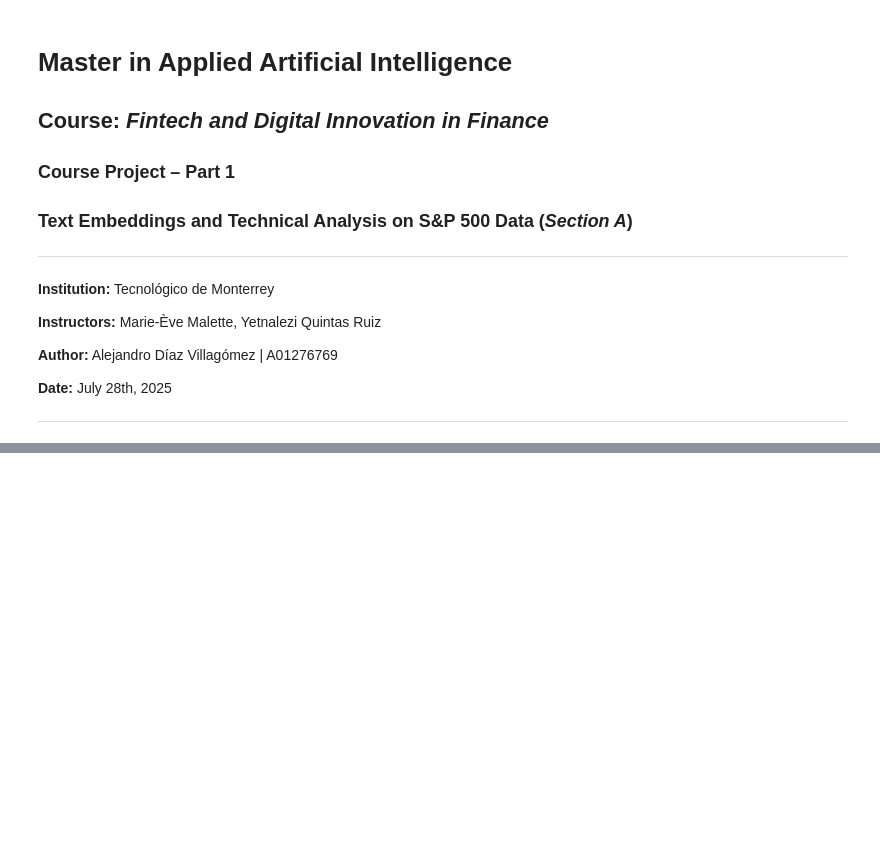
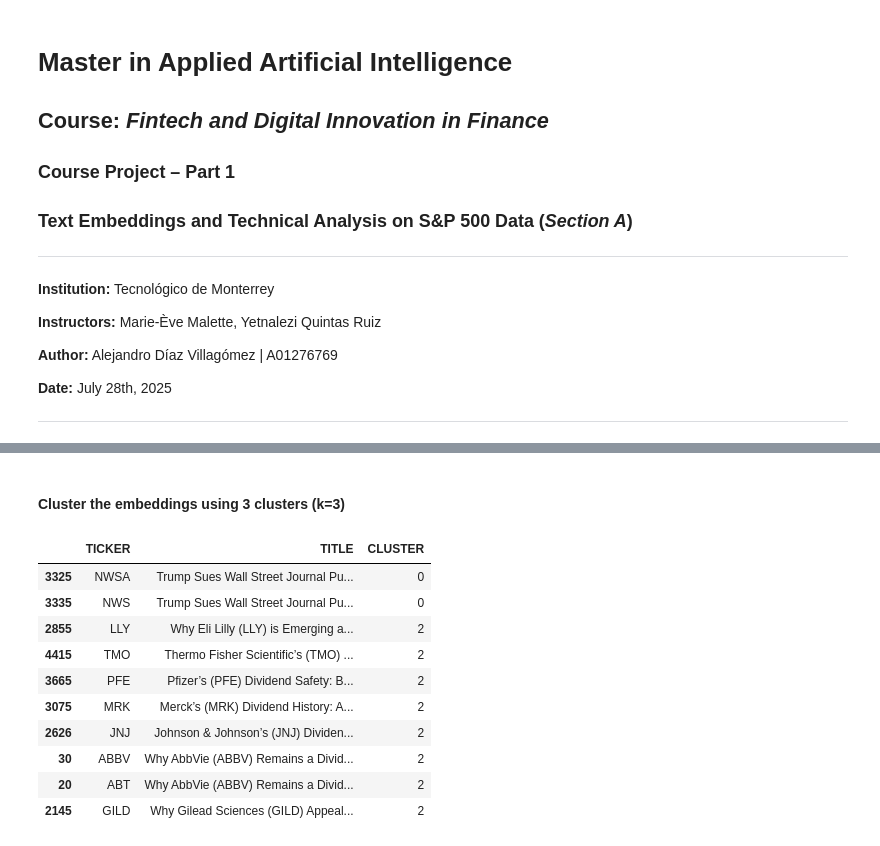
Before and after one commit to AlejandroDiaz10/Fintech, a Jupyter notebook: Module 1/news_embeddings_sp500_DíazA01276769.ipynb, the cells around one changed output, grey strips where cells are left out. Cells and saved outputs as stored; diff of their text form; code cells hidden in the pictures; blank space fills up the shorter version.

```diff
--- a/Module 1/news_embeddings_sp500_DíazA01276769.ipynb
+++ b/Module 1/news_embeddings_sp500_DíazA01276769.ipynb
@@ -27,0 +369,22 @@
+# %% [markdown]
+#### Cluster the embeddings using 3 clusters (k=3)
+# %%
+# YOUR CODE HERE
+# USE AS MANY CELLS AS YOU NEED
+# MAKE SURE TO DISPLAY INTERMEDIARY RESULS
+
+kmeans_final = KMeans(n_clusters=3, random_state=42, n_init='auto')
+df_unique_news["CLUSTER"] = kmeans_final.fit_predict(X)
+display(df_unique_news[["TICKER", "TITLE", "CLUSTER"]].head(10))
+# %% [output]
+|  | TICKER | TITLE | CLUSTER |
+| 3325 | NWSA | Trump Sues Wall Street Journal Pu... | 0 |
+| 3335 | NWS | Trump Sues Wall Street Journal Pu... | 0 |
+| 2855 | LLY | Why Eli Lilly (LLY) is Emerging a... | 2 |
+| 4415 | TMO | Thermo Fisher Scientific’s (TMO) ... | 2 |
+| 3665 | PFE | Pfizer’s (PFE) Dividend Safety: B... | 2 |
+| 3075 | MRK | Merck’s (MRK) Dividend History: A... | 2 |
+| 2626 | JNJ | Johnson & Johnson’s (JNJ) Dividen... | 2 |
+| 30 | ABBV | Why AbbVie (ABBV) Remains a Divid... | 2 |
+| 20 | ABT | Why AbbVie (ABBV) Remains a Divid... | 2 |
+| 2145 | GILD | Why Gilead Sciences (GILD) Appeal... | 2 |
```
Also changed, not shown: parts of 64 cells of this notebook, 4 other files.
